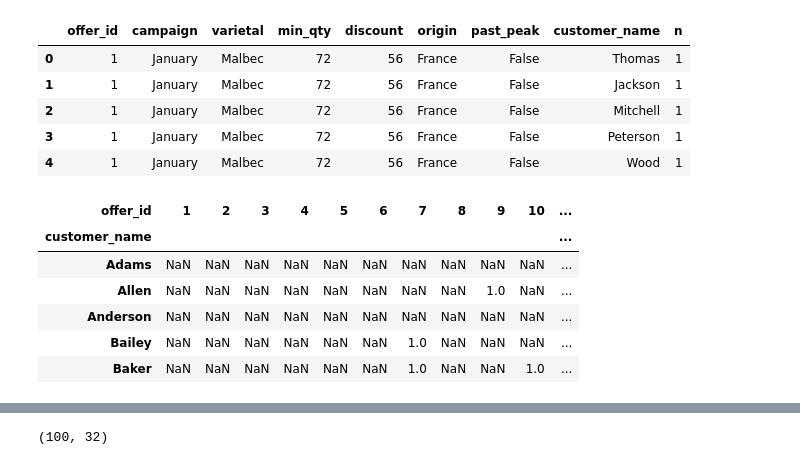
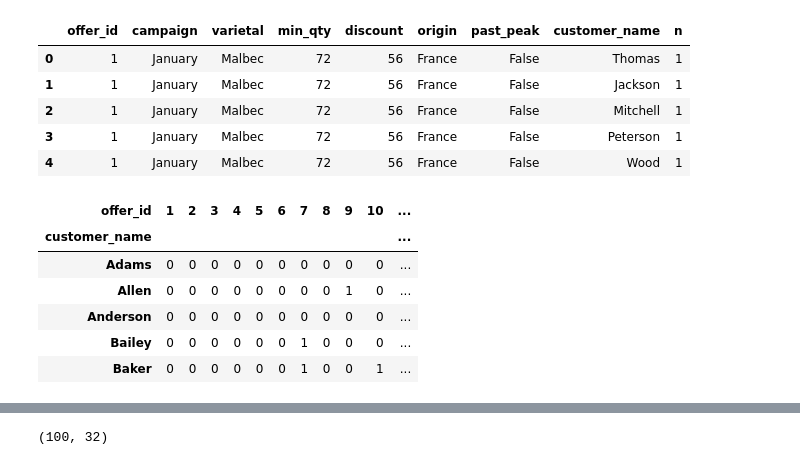
Before and after one commit to pauljacob/mini_projects, a Jupyter notebook: 1602764303_Clustering_Case_Study_updated_10_15_2020/Clustering Case Study - Customer Segmentation with K-Means - Tier 3v2.ipynb, the cells around one changed output, grey strips where cells are left out. Drawn from its saved outputs; the diff is of its cells as text; code cells hidden in the pictures.

```diff
--- a/1602764303_Clustering_Case_Study_updated_10_15_2020/Clustering Case Study - Customer Segmentation with K-Means - Tier 3v2.ipynb
+++ b/1602764303_Clustering_Case_Study_updated_10_15_2020/Clustering Case Study - Customer Segmentation with K-Means - Tier 3v2.ipynb
@@ -102,15 +103,15 @@ df2.head()
 | 3 | 1 | January | Malbec | 72 | 56 | France | False | Peterson | 1 |
 | 4 | 1 | January | Malbec | 72 | 56 | France | False | Wood | 1 |
 # %%
-df3 = pd.pivot_table(df2, columns=['offer_id'], index=['customer_name'])
+df3 = pd.pivot_table(df2, columns=['offer_id'], index=['customer_name'], fill_value=0)
 df3 = df3['n']
 df3.head()
 # %% [output]
 | offer_id | 1 | 2 | 3 | 4 | 5 | 6 | 7 | 8 | 9 | 10 | ... |
 | customer_name |  |  |  |  |  |  |  |  |  |  | ... |
-| Adams | NaN | NaN | NaN | NaN | NaN | NaN | NaN | NaN | NaN | NaN | ... |
-| Allen | NaN | NaN | NaN | NaN | NaN | NaN | NaN | NaN | 1.0 | NaN | ... |
-| Anderson | NaN | NaN | NaN | NaN | NaN | NaN | NaN | NaN | NaN | NaN | ... |
-| Bailey | NaN | NaN | NaN | NaN | NaN | NaN | 1.0 | NaN | NaN | NaN | ... |
-| Baker | NaN | NaN | NaN | NaN | NaN | NaN | 1.0 | NaN | NaN | 1.0 | ... |
+| Adams | 0 | 0 | 0 | 0 | 0 | 0 | 0 | 0 | 0 | 0 | ... |
+| Allen | 0 | 0 | 0 | 0 | 0 | 0 | 0 | 0 | 1 | 0 | ... |
+| Anderson | 0 | 0 | 0 | 0 | 0 | 0 | 0 | 0 | 0 | 0 | ... |
+| Bailey | 0 | 0 | 0 | 0 | 0 | 0 | 1 | 0 | 0 | 0 | ... |
+| Baker | 0 | 0 | 0 | 0 | 0 | 0 | 1 | 0 | 0 | 1 | ... |
 # %%
```
Also changed, not shown: parts of 44 cells of this notebook.
